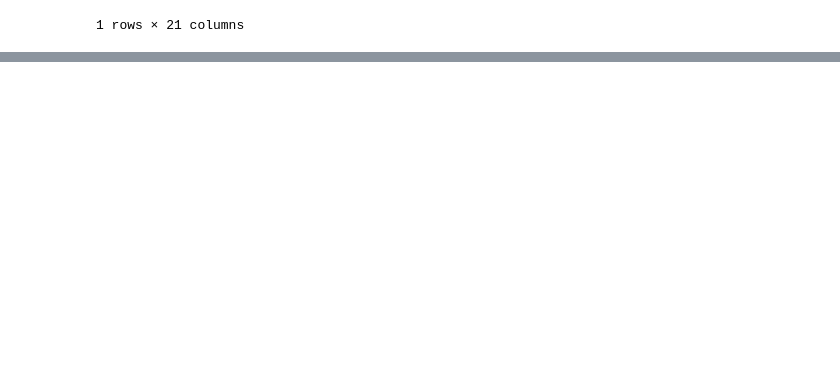
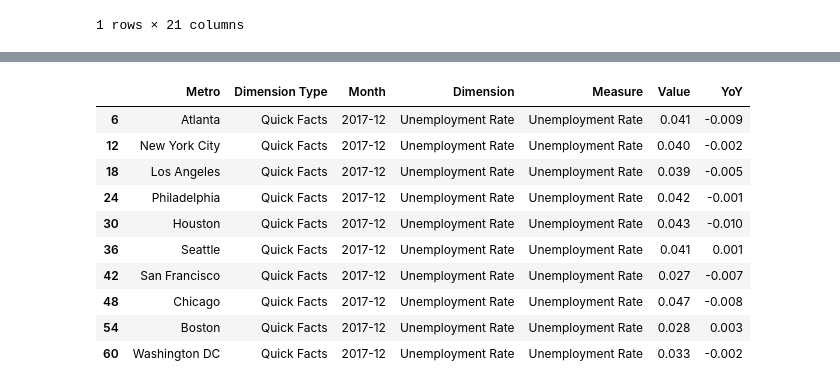
Before and after one commit to Elvinh/cs122_final_project, a Jupyter notebook: college_major_analysis.ipynb, the cells around one changed output, grey strips where cells are left out. Drawn from its saved outputs; the diff is of its cells as text; code cells hidden in the pictures; blank space fills up the shorter version.

```diff
--- a/college_major_analysis.ipynb
+++ b/college_major_analysis.ipynb
@@ -147,0 +217,14 @@ recent_grads_df.sort_values('Unemployment_rate')
+# %%
+df.loc[df['Measure'] == '']
+# %% [output]
+|  | Metro | Dimension Type | Month | Dimension | Measure | Value | YoY |
+| 6 | Atlanta | Quick Facts | 2017-12 | Unemployment Rate | Unemployment Rate | 0.041 | -0.009 |
+| 12 | New York City | Quick Facts | 2017-12 | Unemployment Rate | Unemployment Rate | 0.040 | -0.002 |
+| 18 | Los Angeles | Quick Facts | 2017-12 | Unemployment Rate | Unemployment Rate | 0.039 | -0.005 |
+| 24 | Philadelphia | Quick Facts | 2017-12 | Unemployment Rate | Unemployment Rate | 0.042 | -0.001 |
+| 30 | Houston | Quick Facts | 2017-12 | Unemployment Rate | Unemployment Rate | 0.043 | -0.010 |
+| 36 | Seattle | Quick Facts | 2017-12 | Unemployment Rate | Unemployment Rate | 0.041 | 0.001 |
+| 42 | San Francisco | Quick Facts | 2017-12 | Unemployment Rate | Unemployment Rate | 0.027 | -0.007 |
+| 48 | Chicago | Quick Facts | 2017-12 | Unemployment Rate | Unemployment Rate | 0.047 | -0.008 |
+| 54 | Boston | Quick Facts | 2017-12 | Unemployment Rate | Unemployment Rate | 0.028 | 0.003 |
+| 60 | Washington DC | Quick Facts | 2017-12 | Unemployment Rate | Unemployment Rate | 0.033 | -0.002 |
```
Also changed, not shown: parts of 9 cells of this notebook, 1 other file.
